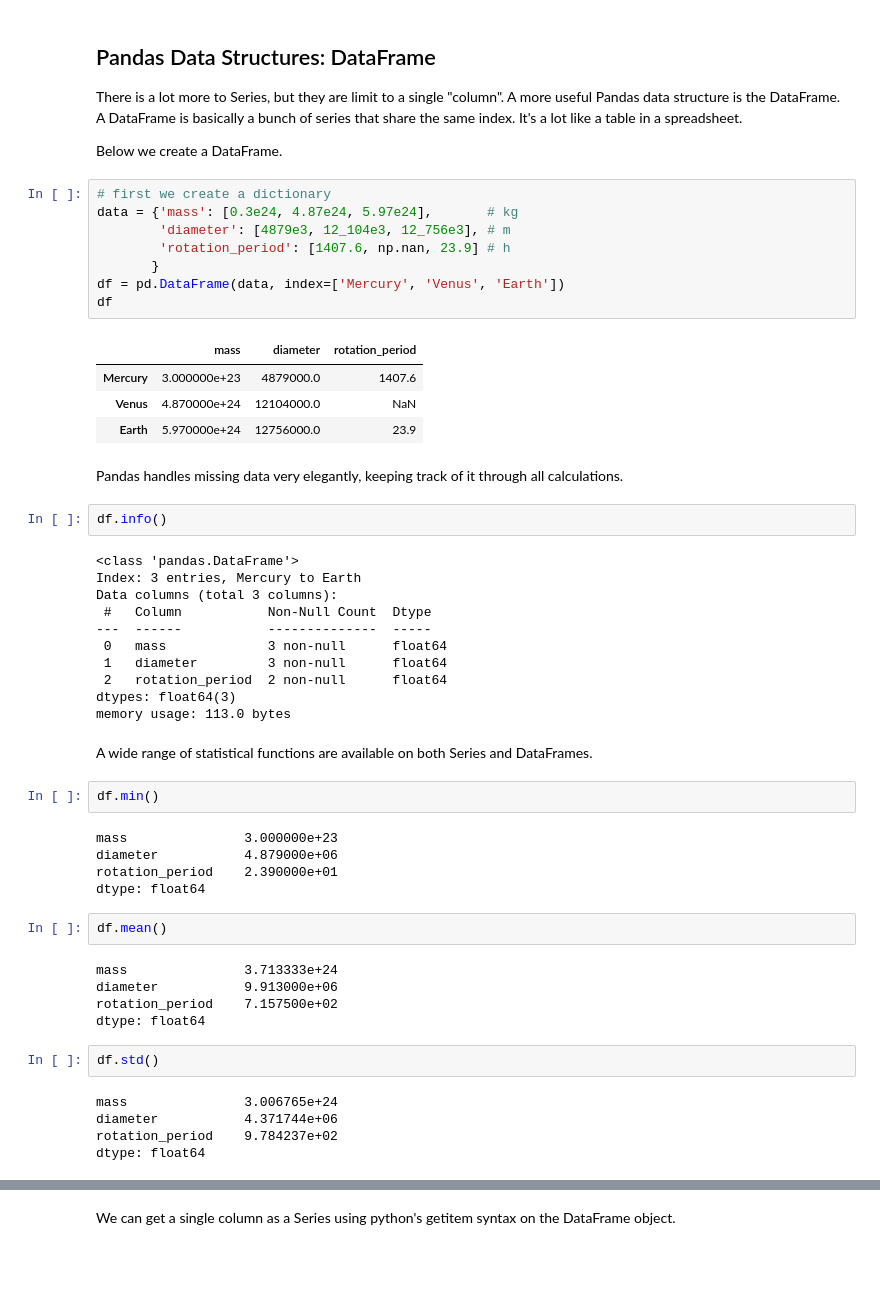
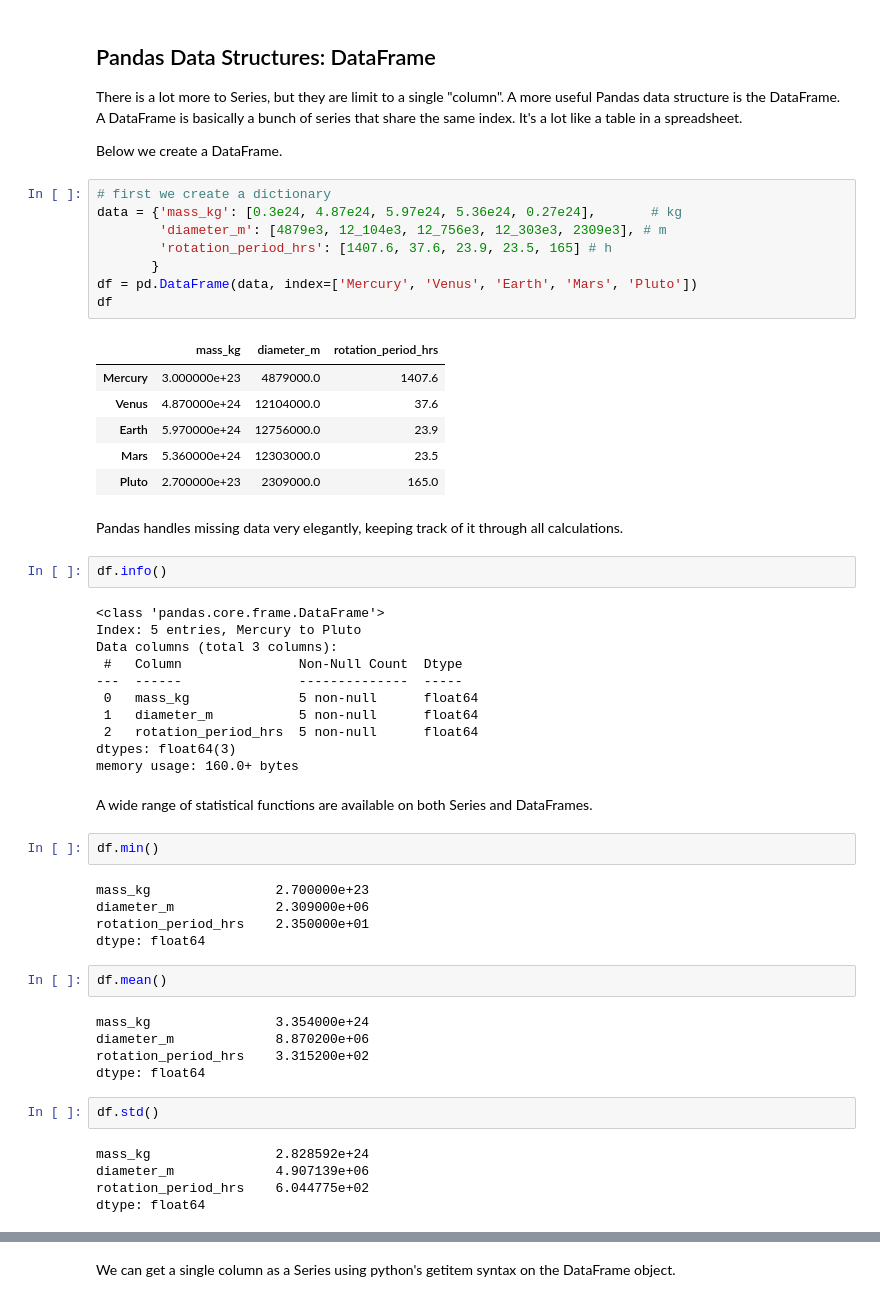
Before and after one commit to nikhcw/ISAT_420_S26_Shared, a Jupyter notebook: W4_Pandas_And_Environmental_Data/Code/w4_basic_pandas_1.ipynb, the cells around one changed output, grey strips where cells are left out. Drawn from its saved outputs; the diff is of its cells as text; blank space fills up the shorter version.

```diff
--- a/W4_Pandas_And_Environmental_Data/Code/w4_basic_pandas_1.ipynb
+++ b/W4_Pandas_And_Environmental_Data/Code/w4_basic_pandas_1.ipynb
@@ -109,54 +114,56 @@ There is a lot more to Series, but they are limit to a single "column". A more u
 Below we create a DataFrame.
 # %%
 # first we create a dictionary
-data = {'mass': [0.3e24, 4.87e24, 5.97e24],       # kg
-        'diameter': [4879e3, 12_104e3, 12_756e3], # m
-        'rotation_period': [1407.6, np.nan, 23.9] # h
+data = {'mass_kg': [0.3e24, 4.87e24, 5.97e24, 5.36e24, 0.27e24],       # kg
+        'diameter_m': [4879e3, 12_104e3, 12_756e3, 12_303e3, 2309e3], # m
+        'rotation_period_hrs': [1407.6, 37.6, 23.9, 23.5, 165] # h
        }
-df = pd.DataFrame(data, index=['Mercury', 'Venus', 'Earth'])
+df = pd.DataFrame(data, index=['Mercury', 'Venus', 'Earth', 'Mars', 'Pluto'])
 df
 # %% [output]
-|  | mass | diameter | rotation_period |
+|  | mass_kg | diameter_m | rotation_period_hrs |
 | Mercury | 3.000000e+23 | 4879000.0 | 1407.6 |
-| Venus | 4.870000e+24 | 12104000.0 | NaN |
+| Venus | 4.870000e+24 | 12104000.0 | 37.6 |
 | Earth | 5.970000e+24 | 12756000.0 | 23.9 |
+| Mars | 5.360000e+24 | 12303000.0 | 23.5 |
+| Pluto | 2.700000e+23 | 2309000.0 | 165.0 |
 # %% [markdown]
 Pandas handles missing data very elegantly, keeping track of it through all calculations.
 # %%
 df.info()
 # %% [output]
-<class 'pandas.DataFrame'>
-Index: 3 entries, Mercury to Earth
+<class 'pandas.core.frame.DataFrame'>
+Index: 5 entries, Mercury to Pluto
 Data columns (total 3 columns):
- #   Column           Non-Null Count  Dtype
----  ------           --------------  -----
- 0   mass             3 non-null      float64
- 1   diameter         3 non-null      float64
- 2   rotation_period  2 non-null      float64
+ #   Column               Non-Null Count  Dtype
+---  ------               --------------  -----
+ 0   mass_kg              5 non-null      float64
+ 1   diameter_m           5 non-null      float64
+ 2   rotation_period_hrs  5 non-null      float64
 dtypes: float64(3)
-memory usage: 113.0 bytes
+memory usage: 160.0+ bytes
 # %% [markdown]
 A wide range of statistical functions are available on both Series and DataFrames.
 # %%
 df.min()
 # %% [output]
-mass               3.000000e+23
-diameter           4.879000e+06
-rotation_period    2.390000e+01
+mass_kg                2.700000e+23
+diameter_m             2.309000e+06
+rotation_period_hrs    2.350000e+01
 dtype: float64
 # %%
 df.mean()
 # %% [output]
-mass               3.713333e+24
-diameter           9.913000e+06
-rotation_period    7.157500e+02
+mass_kg                3.354000e+24
+diameter_m             8.870200e+06
+rotation_period_hrs    3.315200e+02
 dtype: float64
 # %%
 df.std()
 # %% [output]
-mass               3.006765e+24
-diameter           4.371744e+06
-rotation_period    9.784237e+02
+mass_kg                2.828592e+24
+diameter_m             4.907139e+06
+rotation_period_hrs    6.044775e+02
 dtype: float64
 # %%
 df.describe()
```
Also changed, not shown: parts of 10 cells of this notebook, 5 other files.
